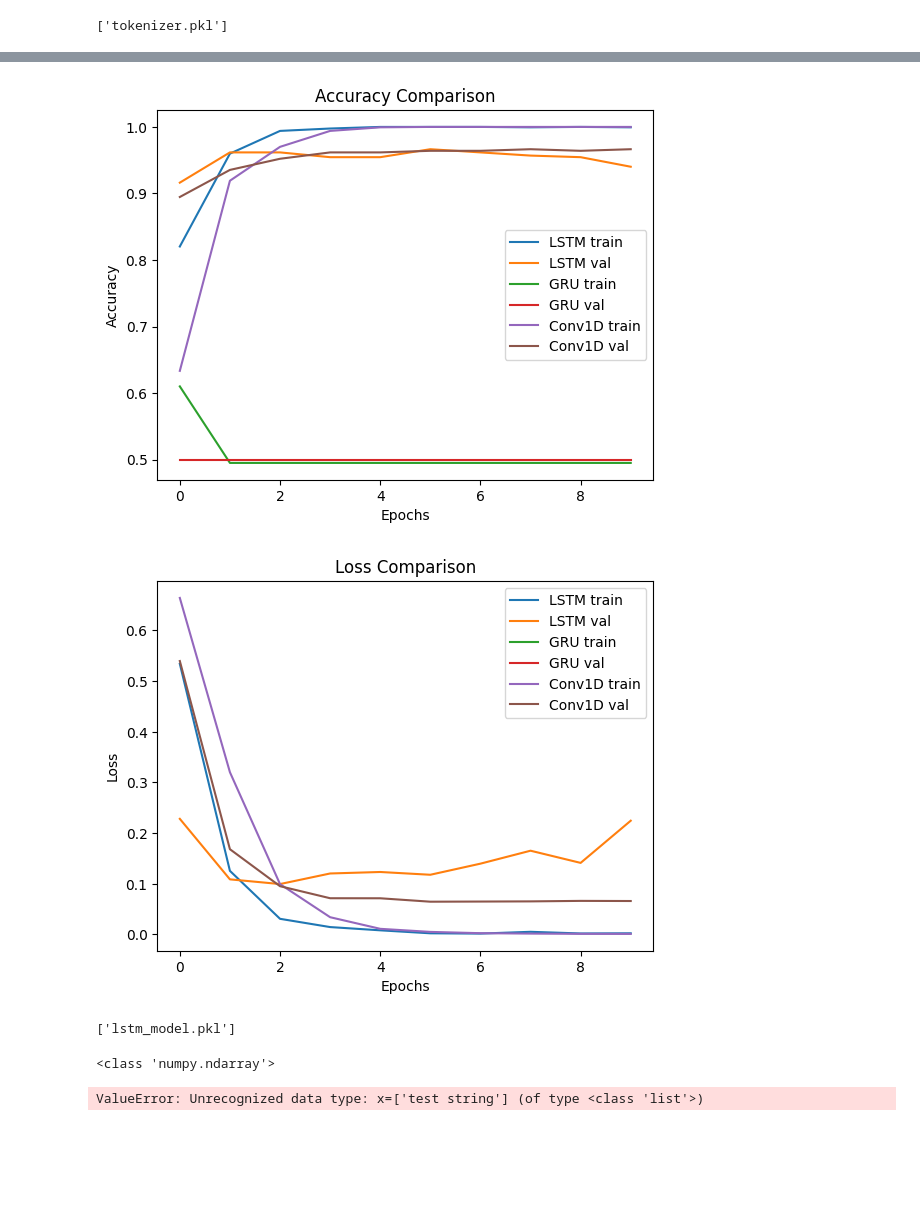
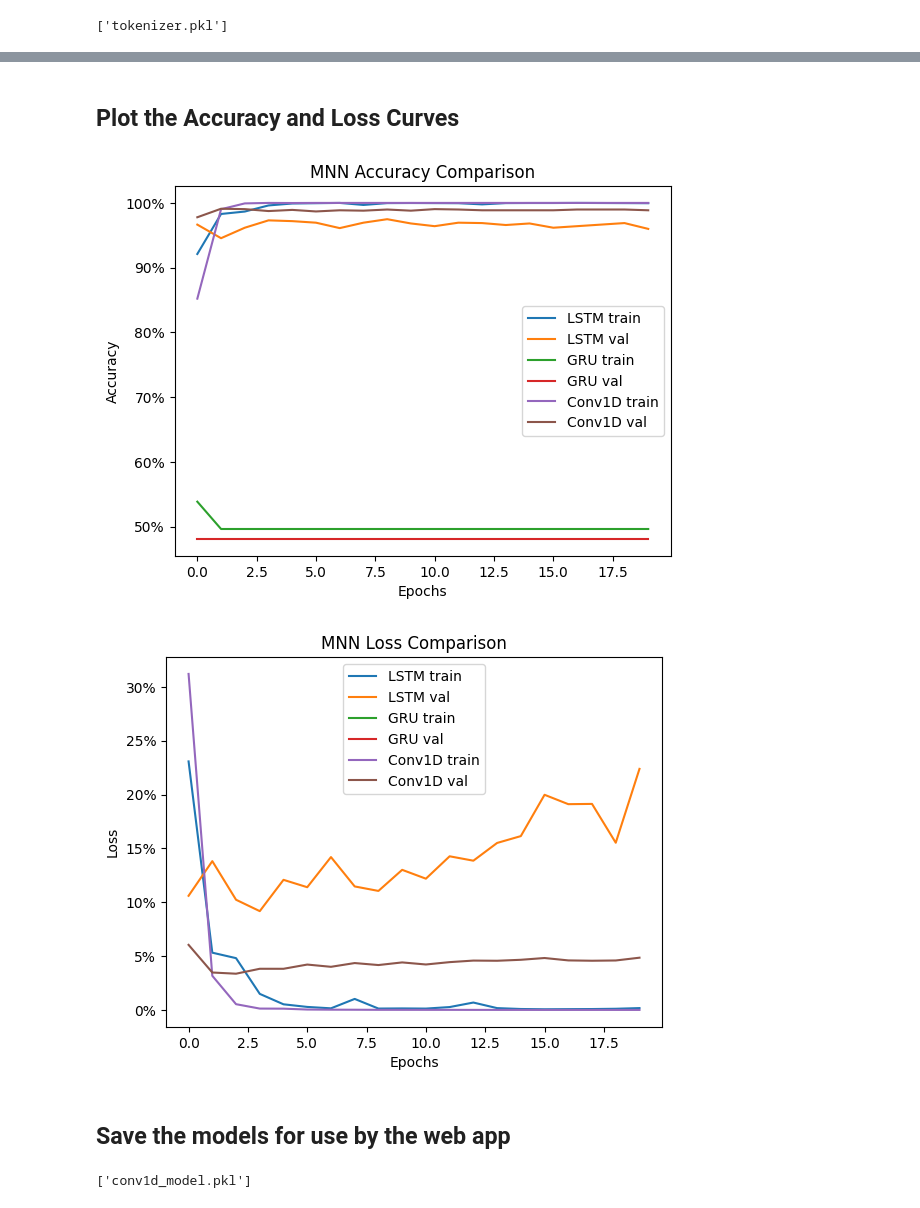
Before and after one commit to johnprg/Legit, a Jupyter notebook: Legit.ipynb, the cells around one changed output, grey strips where cells are left out. Cells and saved outputs as stored; diff of their text form; code cells hidden in the pictures; blank space fills up the shorter version.

```diff
--- a/Legit.ipynb
+++ b/Legit.ipynb
@@ -744,5 +748,5 @@ Having found the best classifier based on a single layer model (in Legit.ipynb),
 # %%
-X, y = set_dataset(df_FakeNews, 0.025, 'FakeNews')
+X, y = set_dataset(df_FakeNews, 0.1, 'FakeNews')
 
 # make the y a binary value
 y = y.apply(lambda x: 1 if x == 'Real' else 0)
@@ -816,5 +826,5 @@ conv1d_model.compile(optimizer='adam', loss='binary_crossentropy', metrics=['acc
 # %%
-history_lstm = lstm_model.fit(X_train, y_train, validation_data=(X_val, y_val), epochs=10, batch_size=64)
-history_gru = gru_model.fit(X_train, y_train, validation_data=(X_val, y_val), epochs=10, batch_size=64)
-history_conv1d = conv1d_model.fit(X_train, y_train, validation_data=(X_val, y_val), epochs=10, batch_size=64)
+history_lstm = lstm_model.fit(X_train, y_train, validation_data=(X_val, y_val), epochs=20, batch_size=64)
+history_gru = gru_model.fit(X_train, y_train, validation_data=(X_val, y_val), epochs=20, batch_size=64)
+history_conv1d = conv1d_model.fit(X_train, y_train, validation_data=(X_val, y_val), epochs=20, batch_size=64)
 # %% [output]
@@ -888,44 +900,42 @@ ROC-AUC: 0.966507177033493
+# %% [markdown]
+## Plot the Accuracy and Loss Curves
 # %%
 import matplotlib.pyplot as plt
 
 def plot_history(histories, metrics=['accuracy', 'loss']):
     for metric in metrics:
         plt.figure()
         for model_name, history in histories.items():
             plt.plot(history.history[metric], label=f'{model_name} train')
             plt.plot(history.history[f'val_{metric}'], label=f'{model_name} val')
-        plt.title(f'{metric.capitalize()} Comparison')
+        plt.title(f'MNN {metric.capitalize()} Comparison')
         plt.xlabel('Epochs')
+        #show the y labels as percentages
+        plt.gca().set_yticklabels(['{:.0f}%'.format(x*100) for x in plt.gca().get_yticks()])
         plt.ylabel(metric.capitalize())
         plt.legend()
+        plt.savefig(f'images/MNN_{metric}.png')
         plt.show()
 
 plot_history({
     'LSTM': history_lstm,
     'GRU': history_gru,
     'Conv1D': history_conv1d
 })
 # %% [output]
-[figure, old version]
+[figure, new version]
-[figure, old version]
+[figure, new version]
-# %%
-# pickle the LSTM model
-import joblib
-
-joblib.dump(lstm_model, "lstm_model.pkl")
-# %% [output]
-['lstm_model.pkl']
-# %%
-print(type(X_val))
-lstm_model.predict(['test string'])
-# %% [output]
-<class 'numpy.ndarray'>
-ValueError: Unrecognized data type: x=['test string'] (of type <class 'list'>)
+# %% [markdown]
+## Save the models for use by the web app
 # %%
-
+import joblib
+# pickle the LSTM model
+joblib.dump(lstm_model, "lstm_model.pkl")
 
 # pickle the GRU model
 joblib.dump(gru_model, "gru_model.pkl")
 
 # pickle the Conv1D model
 joblib.dump(conv1d_model, "conv1d_model.pkl")
+# %% [output]
+['conv1d_model.pkl']
```
Also changed, not shown: parts of 15 cells of this notebook, 1 other file.
